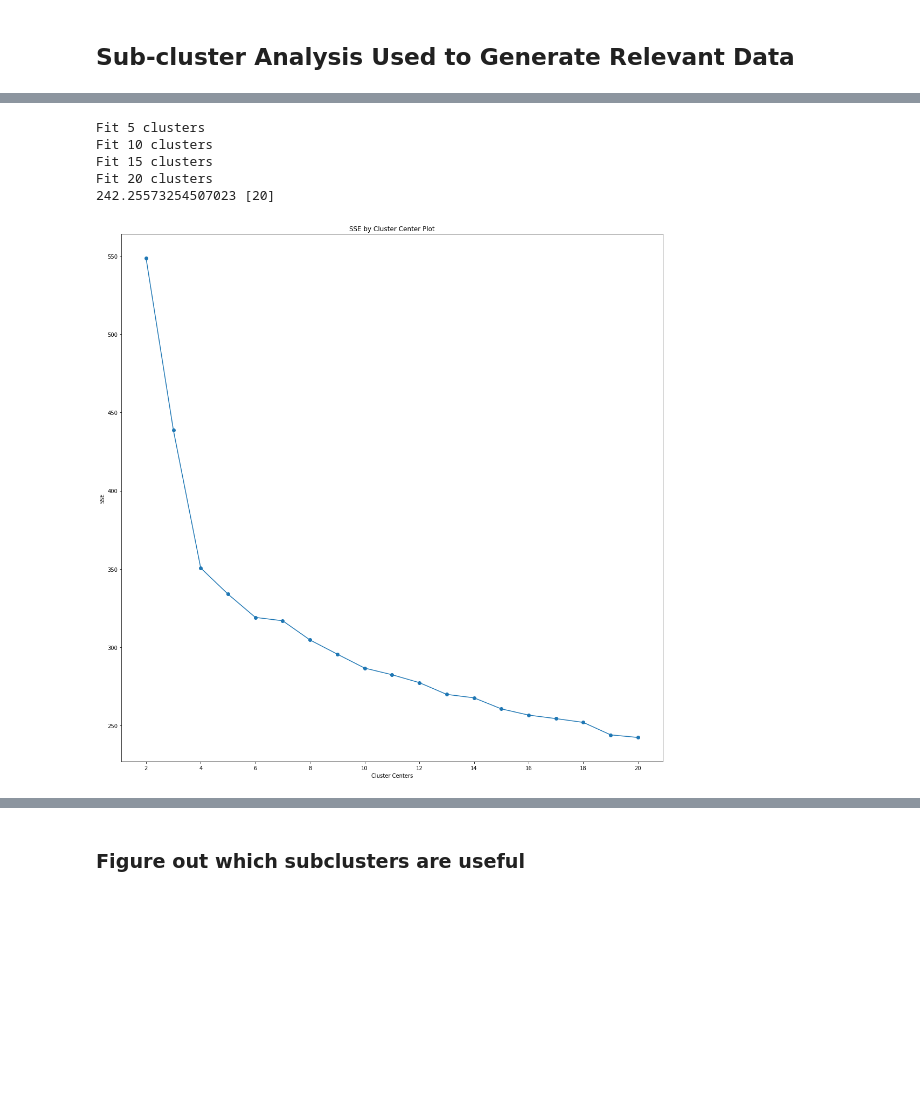
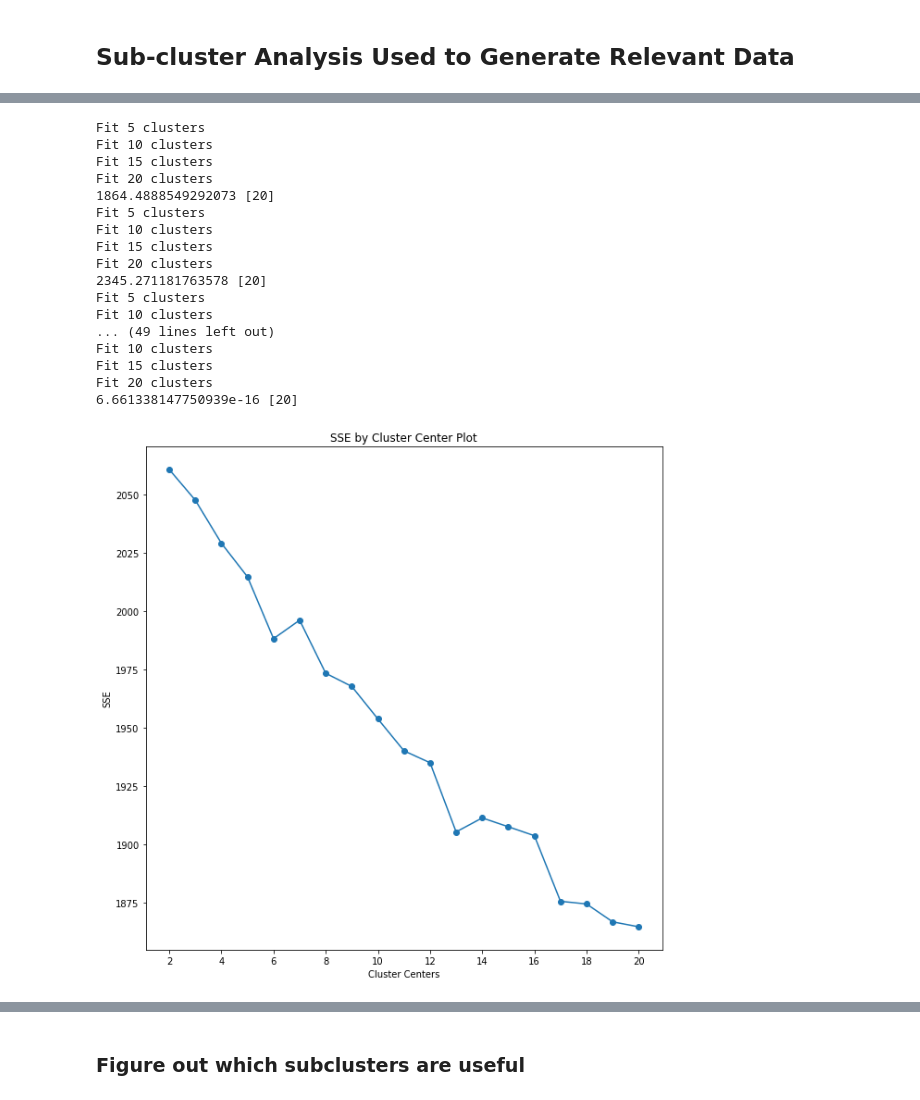
Before and after one commit to theultimate1/research, a Jupyter notebook: phase2/useful_phase_1_work/cluster_analysis_of_tweets.ipynb, the cells around one changed output, grey strips where cells are left out. Cells and saved outputs as stored; diff of their text form; code cells hidden in the pictures; blank space fills up the shorter version.

Commit message:
Completed unsupervised learning ratings. More specific so there will be less errors, but KMeans testing is not an exact science here, so the ratings will not be perfect. We will need to test it out.

```diff
--- a/phase2/useful_phase_1_work/cluster_analysis_of_tweets.ipynb
+++ b/phase2/useful_phase_1_work/cluster_analysis_of_tweets.ipynb
@@ -376,7 +372,7 @@ from sklearn.manifold import TSNE
 # %%
 # *Almost* the best amount of clusters given the elbow function
 # evaluation shown above using mini-batch k-means
-clusters = cluster.MiniBatchKMeans(n_clusters=43, init_size=1024, batch_size=2048, random_state=42).fit_predict(X_tfidf)
+clusters = cluster.MiniBatchKMeans(n_clusters=45, init_size=1024, batch_size=2048, random_state=42).fit_predict(X_tfidf)
 # %%
 # Plotting the cluster analysis of gathered water tweets
 def plot_tsne_pca(data, labels):
@@ -526,0 +506,9 @@ cluster_0.head(10)
+# %%
+prob_yes = water_tweet_cluster.loc[(water_tweet_cluster.cluster == 2) | (water_tweet_cluster.cluster == 3) | \
+                         (water_tweet_cluster.cluster == 9) | (water_tweet_cluster.cluster == 11) | \
+                         (water_tweet_cluster.cluster == 14) | (water_tweet_cluster.cluster == 19) | \
+                         (water_tweet_cluster.cluster == 22) | (water_tweet_cluster.cluster == 25) | \
+                         (water_tweet_cluster.cluster == 26) | (water_tweet_cluster.cluster == 29) | \
+                         (water_tweet_cluster.cluster == 33) | (water_tweet_cluster.cluster == 36) | \
+                         (water_tweet_cluster.cluster == 42)]
+prob_yes.head(10)
@@ -570,10 +530,0 @@ cluster_18.head()
-# %%
-cluster_0_tfidf = vectorizer.fit_transform(np.array(cluster_0.tokenized).astype(str))
-cluster_1_tfidf = vectorizer.fit_transform(str(cluster_1.tokenized))
-cluster_3_tfidf = vectorizer.fit_transform(np.array(cluster_3.tokenized))
-cluster_6_tfidf = vectorizer.fit_transform(np.array(cluster_6.tokenized))
-cluster_9_tfidf = vectorizer.fit_transform(np.array(cluster_9.tokenized))
-cluster_13_tfidf = vectorizer.fit_transform(np.array(cluster_13.tokenized))
-cluster_15_tfidf = vectorizer.fit_transform(np.array(cluster_15.tokenized))
-cluster_16_tfidf = vectorizer.fit_transform(np.array(cluster_16.tokenized))
-cluster_18_tfidf = vectorizer.fit_transform(np.array(cluster_18.tokenized))
@@ -581,0 +531,9 @@ ValueError: setting an array element with a sequence
+# %%
+useful_clusters = prob_yes.cluster.unique()
+print(useful_clusters)
+
+dataframes = []
+for i in useful_clusters:
+    cluster__i__ = prob_yes[prob_yes['cluster'] == i].reset_index()
+    dataframes.append(cluster__i__)
+print(dataframes)
@@ -582,33 +558,48 @@ ValueError: setting an array element with a sequence
 # %%
-# Cluster analysis
-def find_optimal_clusters_kmeans(data, min_k, max_k, num):
+# sub-cluster analysis
+def find_optimal_clusters_small(data, min_k, max_k, num):
     iters = np.linspace(min_k, max_k, num = num).astype(int)
 
     sse = []
     for k in range(len(iters)):
-        sse.append(cluster.KMeans(n_clusters = iters[k], n_init = 25, random_state = 42, max_iter = 500).fit(data).inertia_)
+        sse.append(cluster.MiniBatchKMeans(n_clusters = iters[k], random_state = 42,
+                                          reassignment_ratio = 0.01).fit(data).inertia_)
         if iters[k] % 5 == 0:
             print('Fit {} clusters'.format(iters[k].astype(int)))
 
     idx = np.where(sse == np.amin(sse))
     print(np.amin(sse), iters[idx])
 
-    f, ax = plt.subplots(1, 1, figsize = (18, 18))
+    f, ax = plt.subplots(1, 1, figsize = (10, 10))
     #for n, label in enumerate(ax.xaxis.get_ticklabels()):
       #  if n % 10 != 0:
      #       label.set_visible(False)
     ax.plot(iters, sse, marker='o')
     ax.set_xlabel('Cluster Centers')
     ax.set_xticks(iters[np.where(iters % 2 == 0)])
     ax.set_xticklabels(iters[np.where(iters % 2 == 0)])
     ax.set_ylabel('SSE')
     ax.set_title('SSE by Cluster Center Plot')
 
-find_optimal_clusters_kmeans(cluster_4_tfidf, 2, 20, 19)
+for i in range(len(dataframes)):
+    tfidf = vectorizer.fit_transform(dataframes[i]['cleaned_text'])
+    find_optimal_clusters_small(tfidf, 2, 20, 19)
 # %% [output]
 Fit 5 clusters
 Fit 10 clusters
 Fit 15 clusters
 Fit 20 clusters
-242.25573254507023 [20]
+1864.4888549292073 [20]
+Fit 5 clusters
+Fit 10 clusters
+Fit 15 clusters
+Fit 20 clusters
+2345.271181763578 [20]
+Fit 5 clusters
+Fit 10 clusters
+... (49 lines left out)
+Fit 10 clusters
+Fit 15 clusters
+Fit 20 clusters
+6.661338147750939e-16 [20]
-[figure, old version]
+[figure, new version]
```
Also changed, not shown: parts of 70 cells of this notebook, 4 other files.
